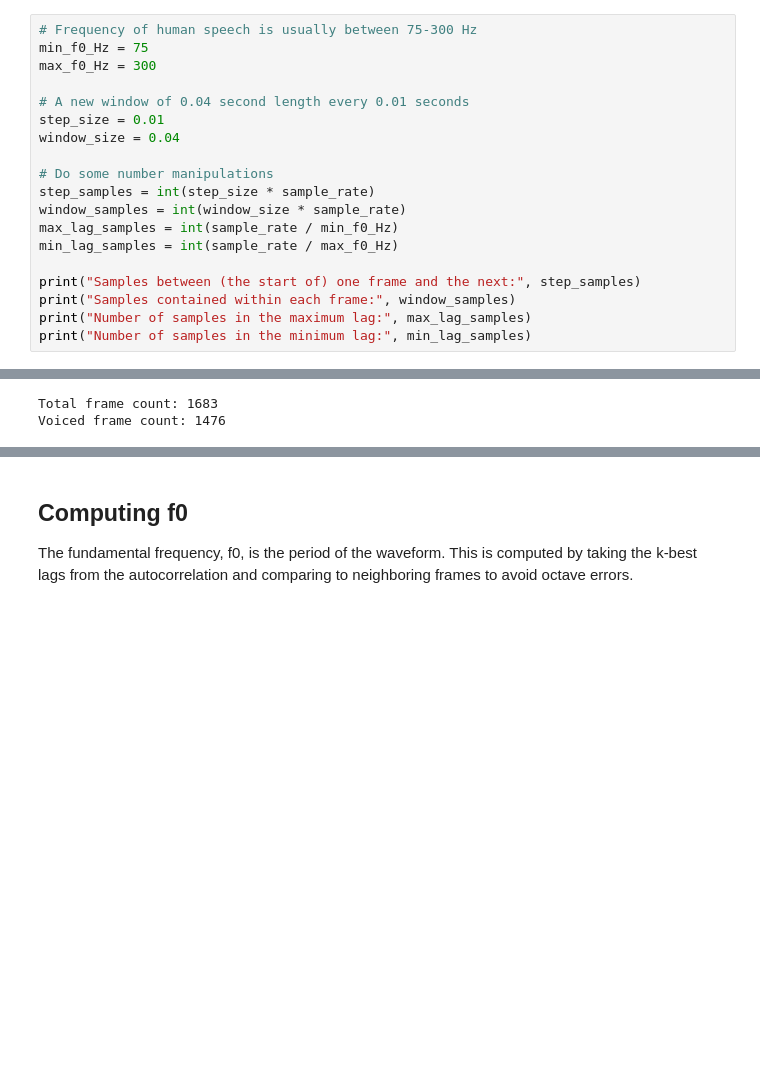
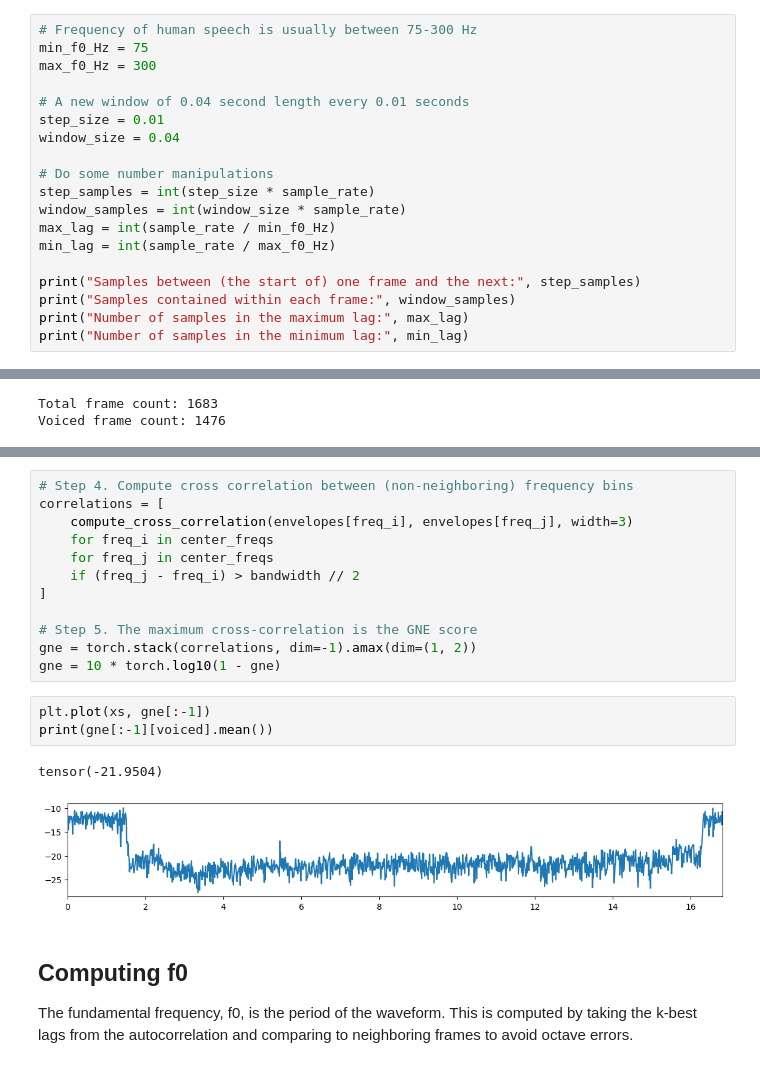
Before and after one commit to pplantinga/ParkinsonSpeechAI, a Jupyter notebook: voice-analysis.ipynb, the cells around one changed output, grey strips where cells are left out. Cells and saved outputs as stored; diff of their text form; blank space fills up the shorter version.

```diff
--- a/voice-analysis.ipynb
+++ b/voice-analysis.ipynb
@@ -42,13 +42,13 @@ window_size = 0.04
 # Do some number manipulations
 step_samples = int(step_size * sample_rate)
 window_samples = int(window_size * sample_rate)
-max_lag_samples = int(sample_rate / min_f0_Hz)
-min_lag_samples = int(sample_rate / max_f0_Hz)
+max_lag = int(sample_rate / min_f0_Hz)
+min_lag = int(sample_rate / max_f0_Hz)
 
 print("Samples between (the start of) one frame and the next:", step_samples)
 print("Samples contained within each frame:", window_samples)
-print("Number of samples in the maximum lag:", max_lag_samples)
-print("Number of samples in the minimum lag:", min_lag_samples)
+print("Number of samples in the maximum lag:", max_lag)
+print("Number of samples in the minimum lag:", min_lag)
 # %% [output]
 Samples between (the start of) one frame and the next: 160
 Samples contained within each frame: 640
@@ -121,3 +192,21 @@ Voiced frame count: 1476
+# %%
+# Step 4. Compute cross correlation between (non-neighboring) frequency bins
+correlations = [
+    compute_cross_correlation(envelopes[freq_i], envelopes[freq_j], width=3)
+    for freq_i in center_freqs
+    for freq_j in center_freqs
+    if (freq_j - freq_i) > bandwidth // 2
+]
+
+# Step 5. The maximum cross-correlation is the GNE score
+gne = torch.stack(correlations, dim=-1).amax(dim=(1, 2))
+gne = 10 * torch.log10(1 - gne)
+# %%
+plt.plot(xs, gne[:-1])
+print(gne[:-1][voiced].mean())
+# %% [output]
+tensor(-21.9504)
+[figure, added]
 # %% [markdown]
 ## Computing f0
 
```
Also changed, not shown: parts of 13 cells of this notebook.
